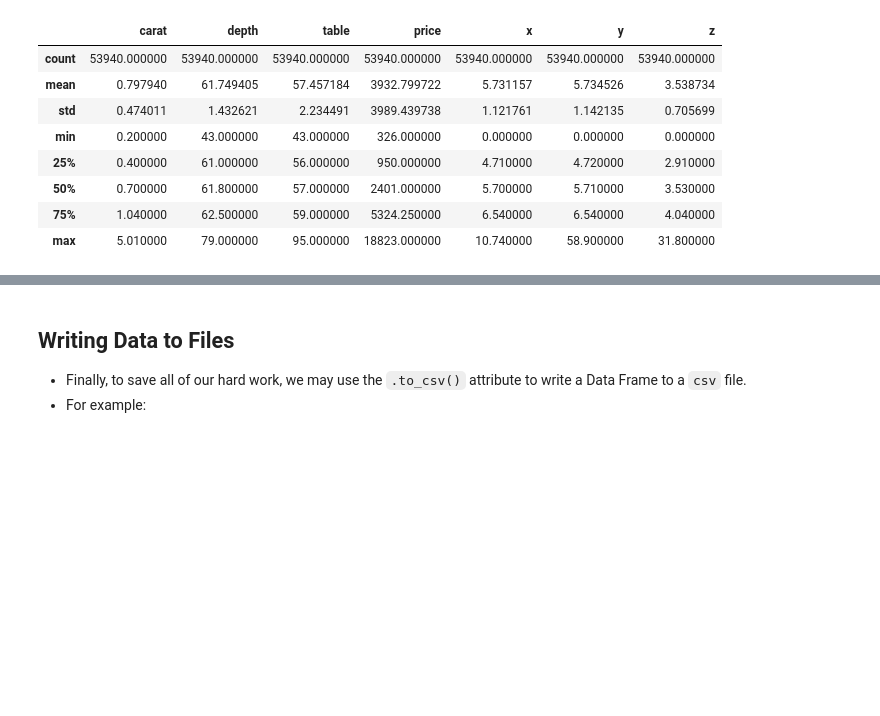
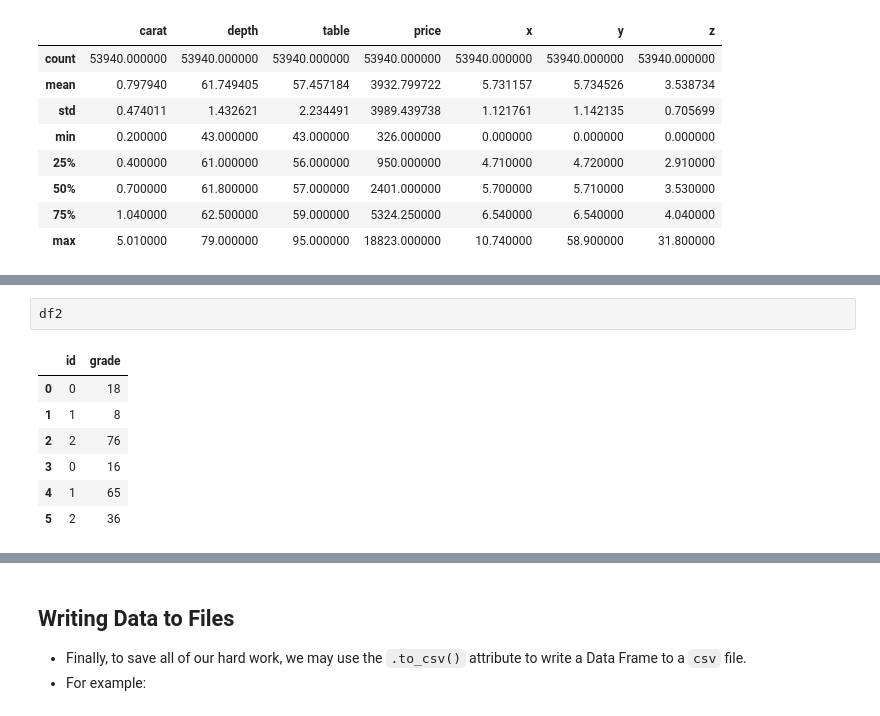
Before and after one commit to adriang1003/AM170B, a Jupyter notebook: Lectures/L2/Data Visualization and Pandas Bootcamp.ipynb, the cells around one changed output, grey strips where cells are left out. Cells and saved outputs as stored; diff of their text form; blank space fills up the shorter version.

```diff
--- a/Lectures/L2/Data Visualization and Pandas Bootcamp.ipynb
+++ b/Lectures/L2/Data Visualization and Pandas Bootcamp.ipynb
@@ -500,0 +515,10 @@ df.describe() # provides basic statistics for all numerical columns
+# %%
+df2
+# %% [output]
+|  | id | grade |
+| 0 | 0 | 18 |
+| 1 | 1 | 8 |
+| 2 | 2 | 76 |
+| 3 | 0 | 16 |
+| 4 | 1 | 65 |
+| 5 | 2 | 36 |
```
Also changed, not shown: parts of 10 cells of this notebook.
